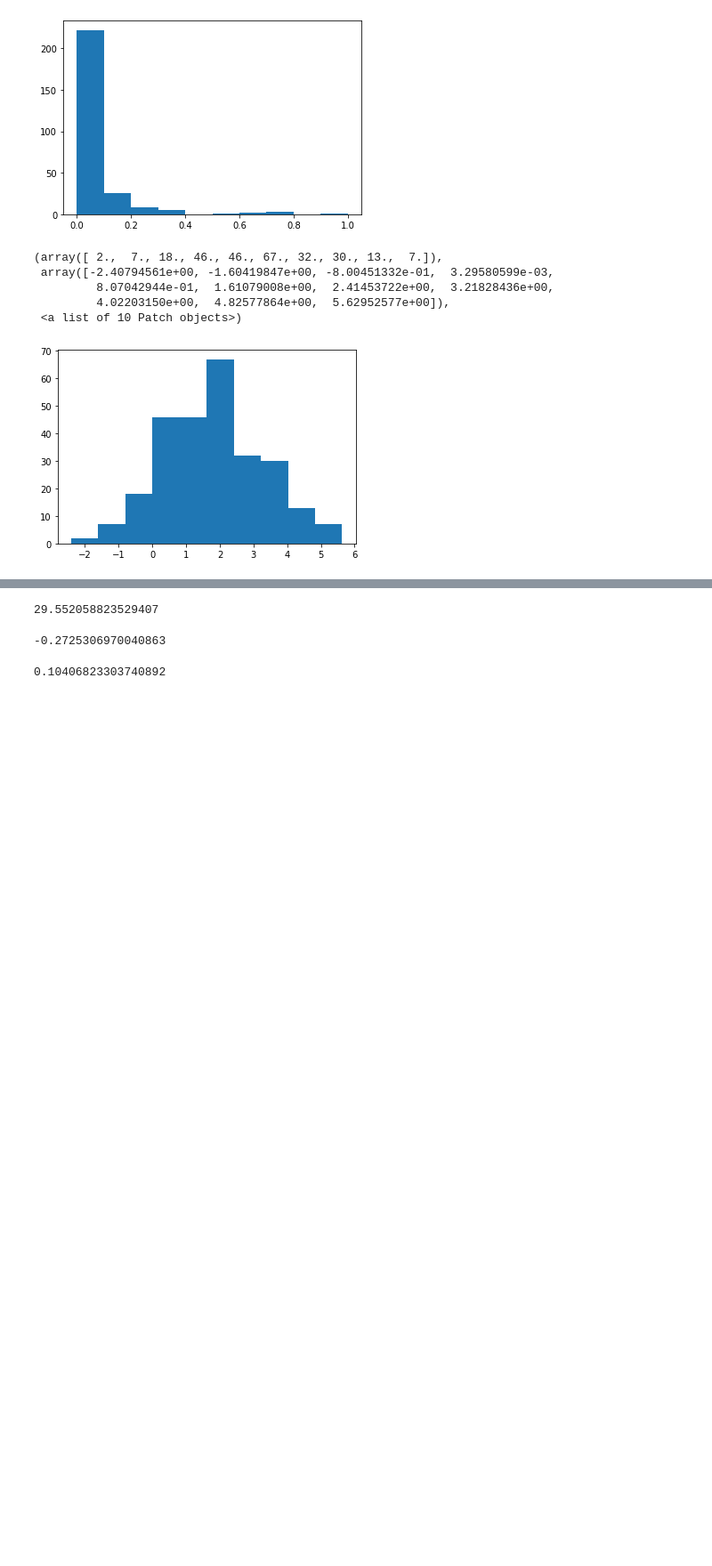
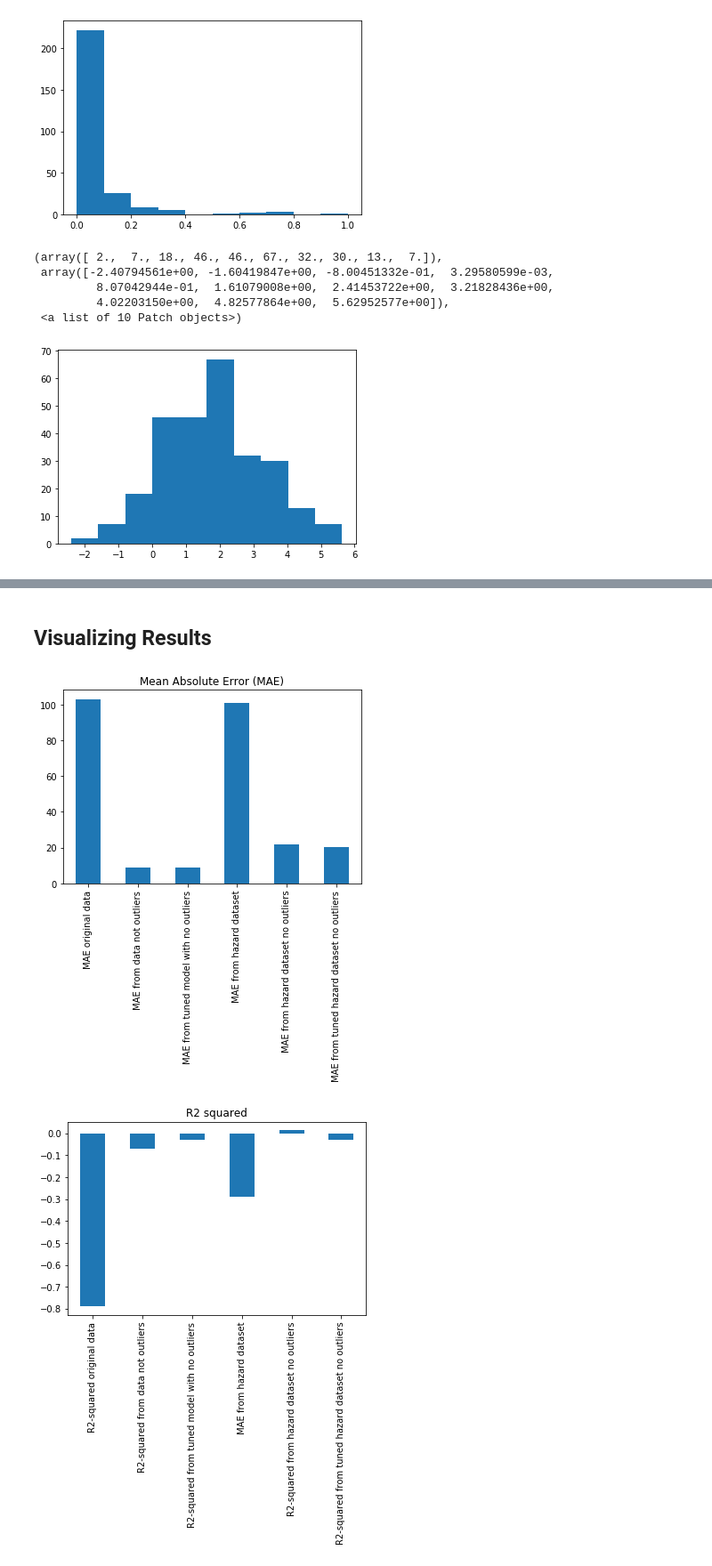
Before and after one commit to Manuel-mane/Forest_fire, a Jupyter notebook: regression_prediction_of_forest_fire_using_support_vector_machine.ipynb, the cells around one changed output, grey strips where cells are left out. Shown at 89% size. Cells and saved outputs as stored; diff of their text form; code cells hidden in the pictures; blank space fills up the shorter version.

```diff
--- a/regression_prediction_of_forest_fire_using_support_vector_machine.ipynb
+++ b/regression_prediction_of_forest_fire_using_support_vector_machine.ipynb
@@ -444,7 +503,7 @@ By tunning the model we get a bit of improvement, our MAE goes down from 9.13 to
 # %% [markdown]
 ## 3. Using the affected areas
 # %%
-data_aff = pd.read_csv('forest_fires_affected_areas.csv')
+data_aff = pd.read_csv('datasets/forest_fires_affected_areas.csv')
 data_aff.drop('Unnamed: 0', axis=1, inplace=True)
 data_aff.head()
 # %% [output]
@@ -614,6 +680,9 @@ KeyError: "['ISI' 'wind' 'rain' 'day' 'X' 'Y'] not found in axis"
 #### Evaluation of the model
 # %%
 # Evaluating the model in the unscaled predictions
-r2_score(y_test, pred_u), mean_absolute_error(y_test, pred_u), mean_squared_error(y_test, pred_u)
+r2_score_aff_no = r2_score(y_test, pred_u)
+mean_absolute_error_aff_no = mean_absolute_error(y_test, pred_u)
+mean_squared_error_aff_no =mean_squared_error(y_test, pred_u)
+r2_score_aff_no, mean_absolute_error_aff_no, mean_squared_error_aff_no
 # %% [output]
 (0.013562411487980763, 21.722255650066643, 1315.98922453386)
@@ -631,12 +707,16 @@ Fitting 20 folds for each of 8 candidates, totalling 160 fits
 # %%
-model = SVR(kernel='poly', gamma='scale')
-model.fit(X_train_scaled, y_train_scaled)
-pred_cl = model.predict(X_test_scaled)
+model_aff_no_tuned = SVR(kernel='poly', gamma='scale')
+model_aff_no_tuned.fit(X_train_scaled, y_train_scaled)
+pred_cl = model_aff_no_tuned.predict(X_test_scaled)
 pred_u = scaler.inverse_transform(np.array(pred_cl).reshape(-1, 1))
 y_test_u = scaler.inverse_transform(np.array(y_test_scaled).reshape(-1, 1))
 diff = np.array(pred_u) - np.array(y_test_u)
 summary_diff = pd.DataFrame(np.concatenate((pred_u, y_test_u, diff), axis=1), columns=["Predictions", "Real", "Difference"])
-r2_score(y_test, pred_u), mean_absolute_error(y_test, pred_u), mean_squared_error(y_test, pred_u)
+r2_score_aff_no_tuned = r2_score(y_test, pred_u)
+mean_absolute_error_aff_no_tuned = mean_absolute_error(y_test, pred_u)
+mean_squared_error_aff_no_tuned = mean_squared_error(y_test, pred_u)
+
+r2_score_aff_no_tuned, mean_absolute_error_aff_no_tuned, mean_squared_error_aff_no_tuned
 # %% [output]
 (-0.029314346771640576, 20.575970679142756, 1373.1903617469288)
 # %%
@@ -776,12 +798,0 @@ r2_score(y_test_scaled, model.predict(X_test_scaled))
-# %%
-y_test.mean()
-# %% [output]
-29.552058823529407
-# %%
-np.median(y_test_scaled)
-# %% [output]
--0.2725306970040863
-# %%
-np.mean(y_test_scaled)
-# %% [output]
-0.10406823303740892
@@ -789,0 +799,30 @@ y_test
+# %% [markdown]
+## Visualizing Results
+# %%
+mae_sum = pd.DataFrame(data = [mean_absolute_error_orig, mean_absolute_error_orig_no, mean_absolute_error_orig_no_tuned,
+                    mean_absolute_error_aff, mean_absolute_error_aff_no, mean_absolute_error_aff_no_tuned],
+             index=["MAE original data","MAE from data not outliers", "MAE from tuned model with no outliers", "MAE from hazard dataset",
+                   "MAE from hazard dataset no outliers", "MAE from tuned hazard dataset no outliers"])
+r2_sum = pd.DataFrame(data = [r2_score_orig, r2_score_orig_no, r2_score_aff_no_tuned, r2_score_aff, r2_score_aff_no,
+                              r2_score_aff_no_tuned],
+             index=["R2-squared original data","R2-squared from data not outliers", "R2-squared from tuned model with no outliers", "MAE from hazard dataset",
+                   "R2-squared from hazard dataset no outliers", "R2-squared from tuned hazard dataset no outliers"])
+mse_sum = pd.DataFrame(data = [mean_squared_error_orig, mean_squared_error_orig_no, mean_squared_error_orig_no_tuned,
+                    mean_squared_error_aff, mean_squared_error_aff_no, mean_squared_error_aff_no_tuned],
+             index=["MSE original data","MSE from data not outliers", "MSE from tuned model with no outliers", "MSE from hazard dataset",
+                   "MSE from hazard dataset no outliers", "MSE from tuned hazard dataset no outliers"])
+
+
+ax1 = mae_sum.plot(kind='bar', legend=None, title='Mean Absolute Error (MAE)')
+
+
+ax2 = r2_sum.plot(kind='bar', legend=None, title='R2 squared')
+
+
+ax3 = mse_sum.plot(kind='bar', legend=None, title='Mean Square Error (MSE)')
+
+
+plt.show()
+# %% [output]
+[figure, added]
+[figure, added]
```
Also changed, not shown: parts of 26 cells of this notebook, 9 other files.
